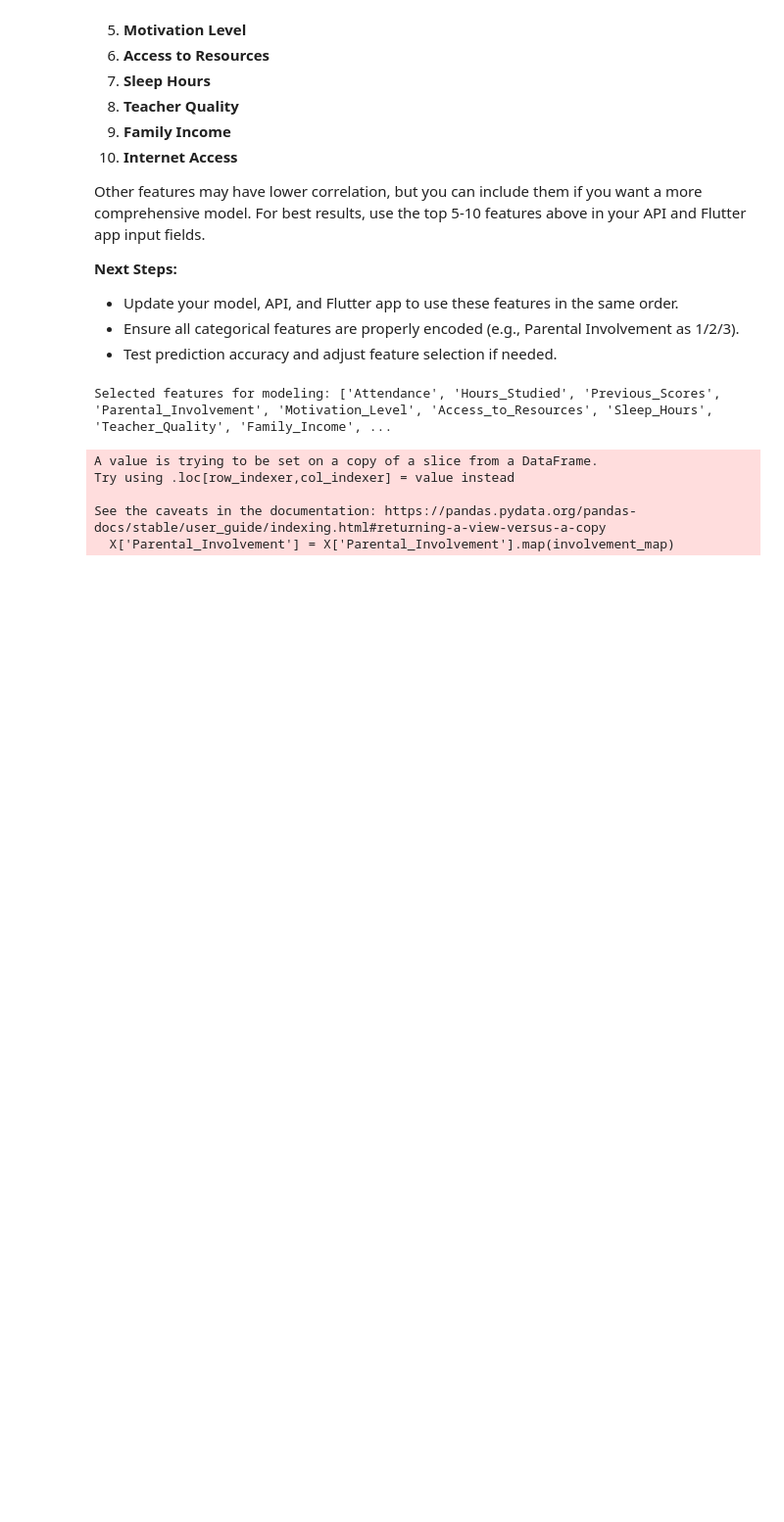
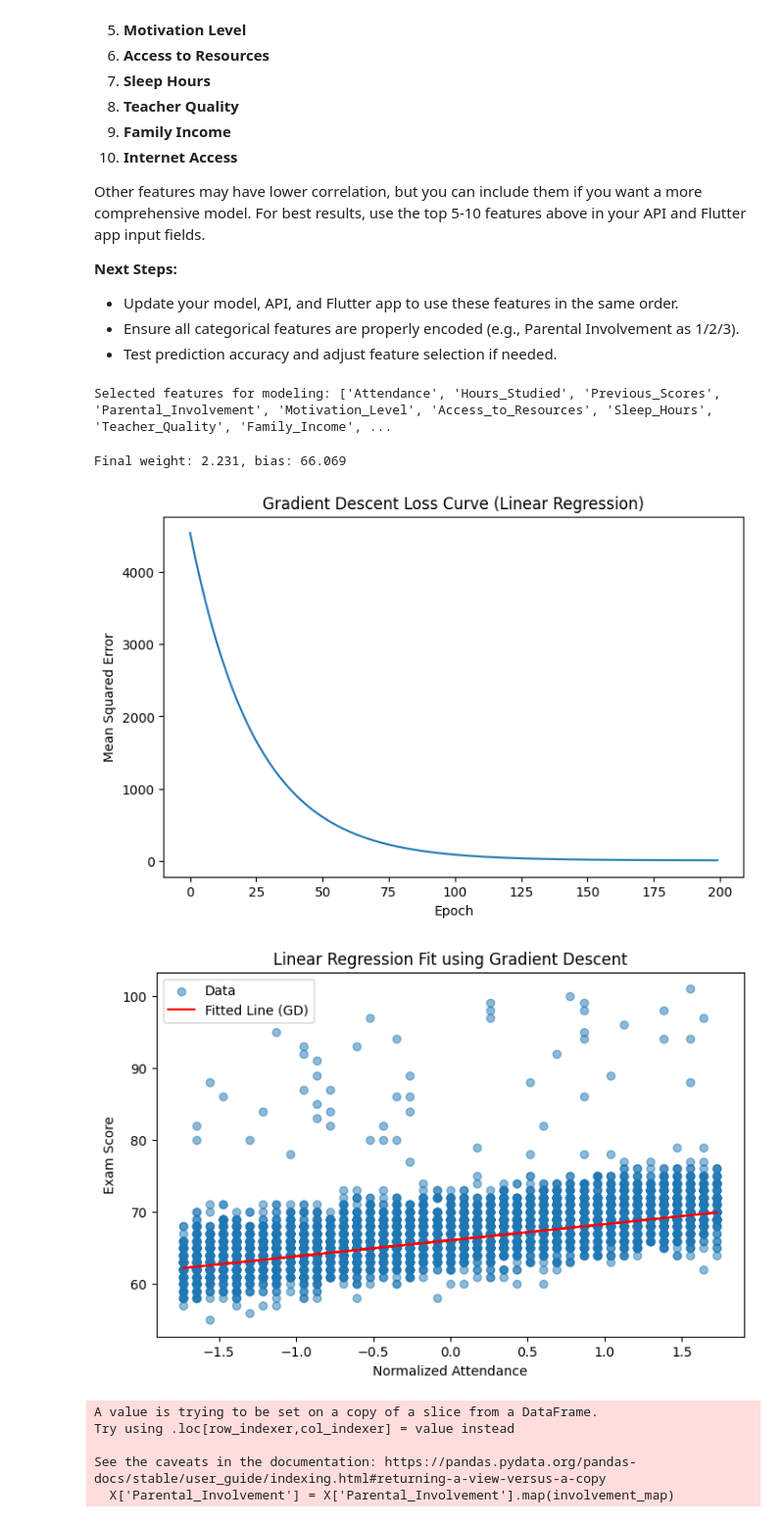
Before and after one commit to IrutingaboRaissa/scorepredictor, a Jupyter notebook: EngageMetrics.ipynb, the cells around one changed output. Shown at 98% size. Saved outputs shown, nothing was run; the diff lists cells and outputs as text; code cells hidden in the pictures; blank space fills up the shorter version.

Commit message:
gradient descent

```diff
--- a/EngageMetrics.ipynb
+++ b/EngageMetrics.ipynb
@@ -196,6 +202,60 @@ selected_features = [f for f in top_features if f in df.columns]
 print('Selected features for modeling:', selected_features)
 # %% [output]
 Selected features for modeling: ['Attendance', 'Hours_Studied', 'Previous_Scores', 'Parental_Involvement', 'Motivation_Level', 'Access_to_Resources', 'Sleep_Hours', 'Teacher_Quality', 'Family_Income', ...
+# %%
+# Gradient Descent for Linear Regression (using Attendance as feature)
+import numpy as np
+import matplotlib.pyplot as plt
+
+# Prepare data (single feature for demonstration)
+X_gd = df[['Attendance']].values.flatten()
+y_gd = df['Exam_Score'].values
+
+# Normalize X for better convergence
+X_gd = (X_gd - X_gd.mean()) / X_gd.std()
+
+# Initialize parameters
+w = 0.0  # weight
+b = 0.0  # bias
+lr = 0.01  # learning rate
+epochs = 200
+losses = []
+
+for epoch in range(epochs):
+    y_pred = w * X_gd + b
+    error = y_pred - y_gd
+    loss = np.mean(error ** 2)
+    losses.append(loss)
+    # Gradient calculation
+    dw = 2 * np.mean(error * X_gd)
+    db = 2 * np.mean(error)
+    # Update parameters
+    w -= lr * dw
+    b -= lr * db
+
+print(f'Final weight: {w:.3f}, bias: {b:.3f}')
+
+# Plot loss curve
+plt.figure(figsize=(8,5))
+plt.plot(losses)
+plt.title('Gradient Descent Loss Curve (Linear Regression)')
+plt.xlabel('Epoch')
+plt.ylabel('Mean Squared Error')
+plt.show()
+
+# Plot fitted line
+plt.figure(figsize=(8,5))
+plt.scatter(X_gd, y_gd, alpha=0.5, label='Data')
+plt.plot(X_gd, w * X_gd + b, color='red', label='Fitted Line (GD)')
+plt.title('Linear Regression Fit using Gradient Descent')
+plt.xlabel('Normalized Attendance')
+plt.ylabel('Exam Score')
+plt.legend()
+plt.show()
+# %% [output]
+Final weight: 2.231, bias: 66.069
+[figure, added]
+[figure, added]
 # %%
 # Model Training and Evaluation with Selected 7 Features
 from sklearn.model_selection import train_test_split
```
Also changed, not shown: parts of 18 cells of this notebook, 3 other files.
